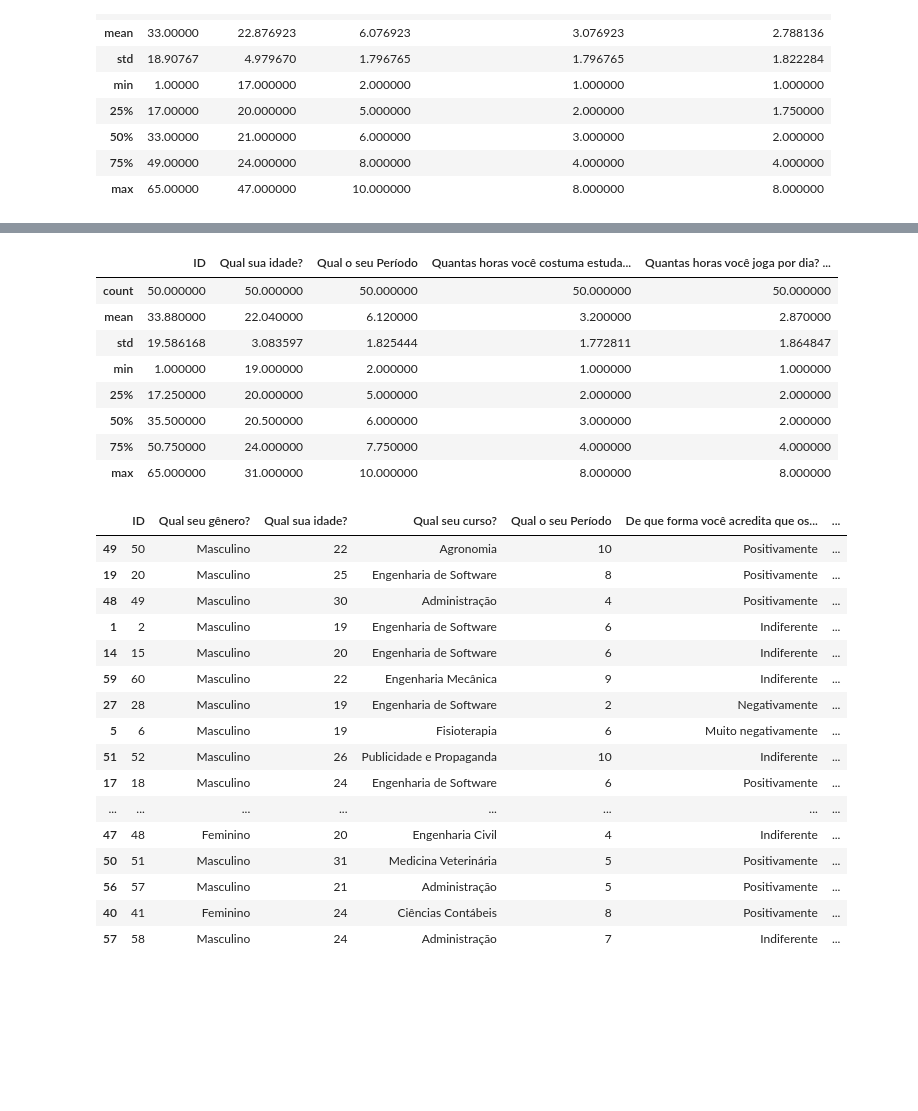
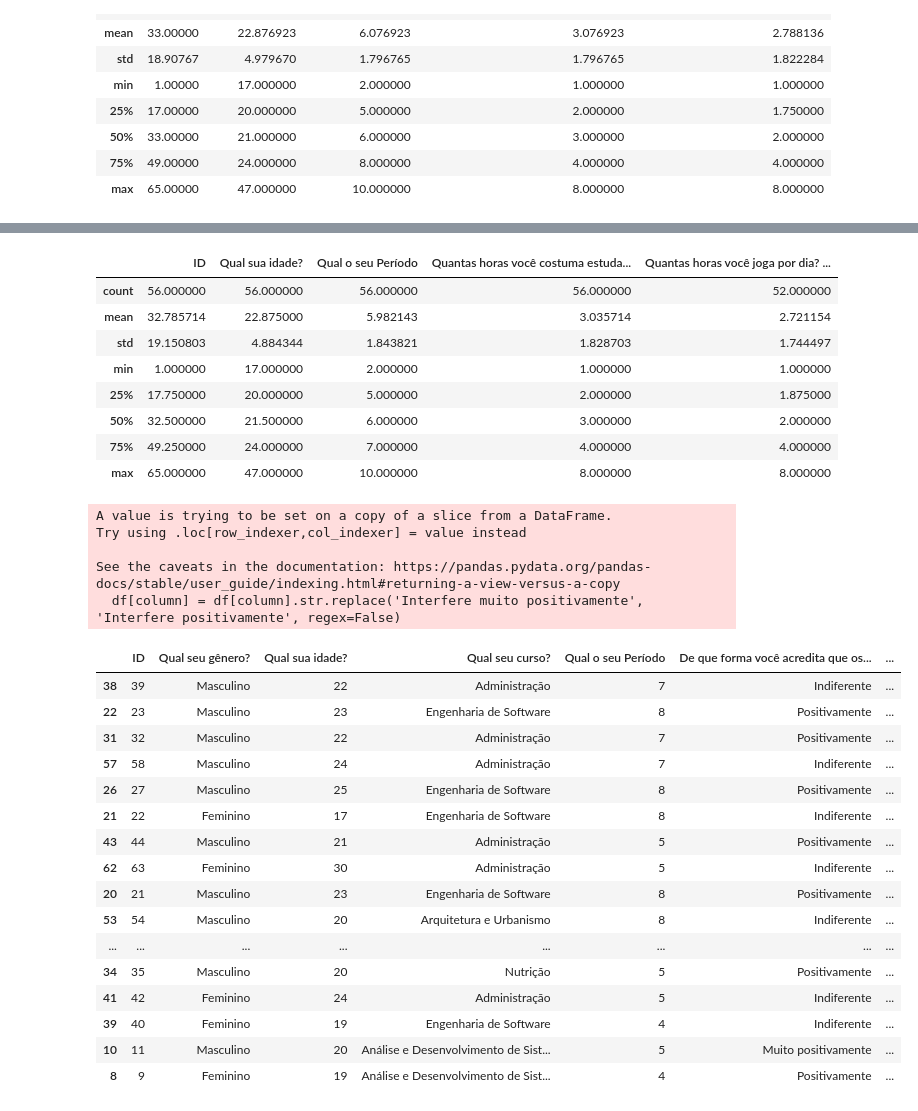
Before and after one commit to wesleymarchi/statistic-project, a Jupyter notebook: notebooks/form-processing.ipynb, the cells around one changed output, grey strips where cells are left out. Drawn from its saved outputs; the diff is of its cells as text; code cells hidden in the pictures; blank space fills up the shorter version.

```diff
--- a/notebooks/form-processing.ipynb
+++ b/notebooks/form-processing.ipynb
@@ -46,6 +49,6 @@ sample_size = gss(1.96, 0.5, 0.05, df_size)
 # %%
 # Amostragem aleatória simples
-df_sample = df.sample(n=56)
+df_sample = df.sample(n=sample_size)
 df_sample
 # %% [output]
 |  | ID | Qual seu gênero? | Qual sua idade? | Qual seu curso? | Qual o seu Período | De que forma você acredita que os... | ... |
@@ -72,37 +75,47 @@ df_sample.describe().to_excel('../data/form-games-describe.xlsx')
 df_sample.describe()
 # %% [output]
 |  | ID | Qual sua idade? | Qual o seu Período | Quantas horas você costuma estuda... | Quantas horas você joga por dia? ... |
-| count | 50.000000 | 50.000000 | 50.000000 | 50.000000 | 50.000000 |
-| mean | 33.880000 | 22.040000 | 6.120000 | 3.200000 | 2.870000 |
-| std | 19.586168 | 3.083597 | 1.825444 | 1.772811 | 1.864847 |
-| min | 1.000000 | 19.000000 | 2.000000 | 1.000000 | 1.000000 |
-| 25% | 17.250000 | 20.000000 | 5.000000 | 2.000000 | 2.000000 |
-| 50% | 35.500000 | 20.500000 | 6.000000 | 3.000000 | 2.000000 |
-| 75% | 50.750000 | 24.000000 | 7.750000 | 4.000000 | 4.000000 |
-| max | 65.000000 | 31.000000 | 10.000000 | 8.000000 | 8.000000 |
+| count | 56.000000 | 56.000000 | 56.000000 | 56.000000 | 52.000000 |
+| mean | 32.785714 | 22.875000 | 5.982143 | 3.035714 | 2.721154 |
+| std | 19.150803 | 4.884344 | 1.843821 | 1.828703 | 1.744497 |
+| min | 1.000000 | 17.000000 | 2.000000 | 1.000000 | 1.000000 |
+| 25% | 17.750000 | 20.000000 | 5.000000 | 2.000000 | 1.875000 |
+| 50% | 32.500000 | 21.500000 | 6.000000 | 3.000000 | 2.000000 |
+| 75% | 49.250000 | 24.000000 | 7.000000 | 4.000000 | 4.000000 |
+| max | 65.000000 | 47.000000 | 10.000000 | 8.000000 | 8.000000 |
 # %%
 # removendo valore nan
-df_sample = df_sample.dropna(how='all')
+df_sample = df_sample.dropna()
+
+# novos valores
+column = "Você acredita que jogar interfere positivamente ou negativamente nas suas atividades diárias, como estudo, trabalho ou sono?"
+
+df_sample = cv(df_sample, column)
 df_sample.to_excel('../data/form-games-sample.xlsx', index=False)
 df_sample
 # %% [output]
+A value is trying to be set on a copy of a slice from a DataFrame.
+Try using .loc[row_indexer,col_indexer] = value instead
+
+See the caveats in the documentation: https://pandas.pydata.org/pandas-docs/stable/user_guide/indexing.html#returning-a-view-versus-a-copy
+  df[column] = df[column].str.replace('Interfere muito positivamente', 'Interfere positivamente', regex=False)
 |  | ID | Qual seu gênero? | Qual sua idade? | Qual seu curso? | Qual o seu Período | De que forma você acredita que os... | ... |
-| 49 | 50 | Masculino | 22 | Agronomia | 10 | Positivamente | ... |
-| 19 | 20 | Masculino | 25 | Engenharia de Software | 8 | Positivamente | ... |
-| 48 | 49 | Masculino | 30 | Administração | 4 | Positivamente | ... |
-| 1 | 2 | Masculino | 19 | Engenharia de Software | 6 | Indiferente | ... |
-| 14 | 15 | Masculino | 20 | Engenharia de Software | 6 | Indiferente | ... |
-| 59 | 60 | Masculino | 22 | Engenharia Mecânica | 9 | Indiferente | ... |
-| 27 | 28 | Masculino | 19 | Engenharia de Software | 2 | Negativamente | ... |
-| 5 | 6 | Masculino | 19 | Fisioterapia | 6 | Muito negativamente | ... |
-| 51 | 52 | Masculino | 26 | Publicidade e Propaganda | 10 | Indiferente | ... |
-| 17 | 18 | Masculino | 24 | Engenharia de Software | 6 | Positivamente | ... |
+| 38 | 39 | Masculino | 22 | Administração | 7 | Indiferente | ... |
+| 22 | 23 | Masculino | 23 | Engenharia de Software | 8 | Positivamente | ... |
+| 31 | 32 | Masculino | 22 | Administração | 7 | Positivamente | ... |
+| 57 | 58 | Masculino | 24 | Administração | 7 | Indiferente | ... |
+| 26 | 27 | Masculino | 25 | Engenharia de Software | 8 | Positivamente | ... |
+| 21 | 22 | Feminino | 17 | Engenharia de Software | 8 | Indiferente | ... |
+| 43 | 44 | Masculino | 21 | Administração | 5 | Positivamente | ... |
+| 62 | 63 | Feminino | 30 | Administração | 5 | Indiferente | ... |
+| 20 | 21 | Masculino | 23 | Engenharia de Software | 8 | Positivamente | ... |
+| 53 | 54 | Masculino | 20 | Arquitetura e Urbanismo | 8 | Indiferente | ... |
 | ... | ... | ... | ... | ... | ... | ... | ... |
-| 47 | 48 | Feminino | 20 | Engenharia Civil | 4 | Indiferente | ... |
-| 50 | 51 | Masculino | 31 | Medicina Veterinária | 5 | Positivamente | ... |
-| 56 | 57 | Masculino | 21 | Administração | 5 | Positivamente | ... |
-| 40 | 41 | Feminino | 24 | Ciências Contábeis | 8 | Positivamente | ... |
-| 57 | 58 | Masculino | 24 | Administração | 7 | Indiferente | ... |
+| 34 | 35 | Masculino | 20 | Nutrição | 5 | Positivamente | ... |
+| 41 | 42 | Feminino | 24 | Administração | 5 | Indiferente | ... |
+| 39 | 40 | Feminino | 19 | Engenharia de Software | 4 | Indiferente | ... |
+| 10 | 11 | Masculino | 20 | Análise e Desenvolvimento de Sist... | 5 | Muito positivamente | ... |
+| 8 | 9 | Feminino | 19 | Análise e Desenvolvimento de Sist... | 4 | Positivamente | ... |
 # %%
 # realizando o teste t
 group_list = gg(df_sample)
```
Also changed, not shown: parts of 5 cells of this notebook, 4 other files.
